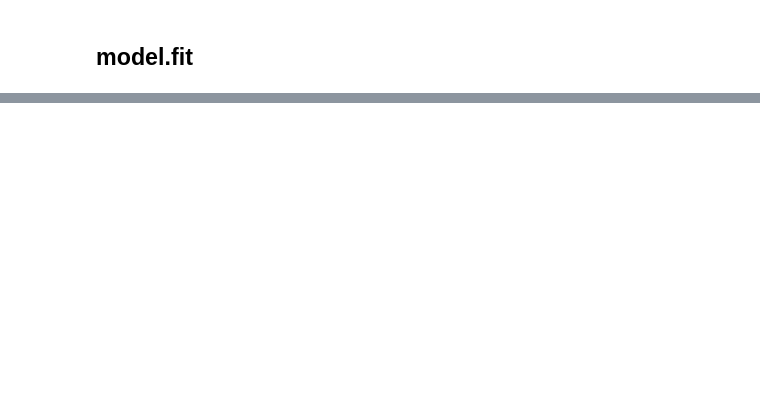
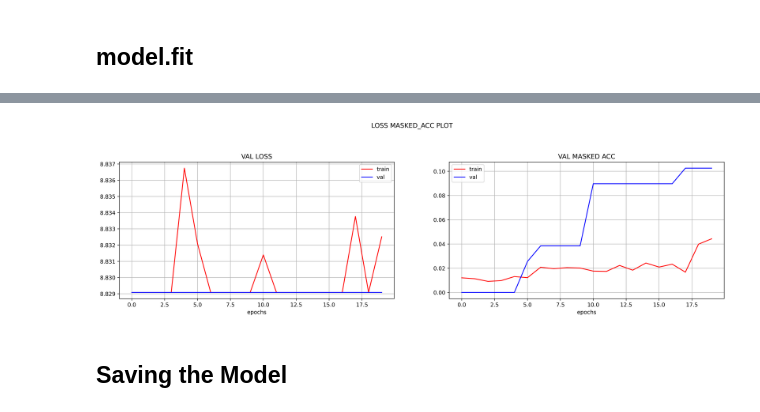
Before and after one commit to tikendraw/caption-generator, a Jupyter notebook: caption-generator-for-kaggle.ipynb, the cells around one changed output, grey strips where cells are left out. Saved outputs shown, nothing was run; the diff lists cells and outputs as text; code cells hidden in the pictures; blank space fills up the shorter version.

```diff
--- a/caption-generator-for-kaggle.ipynb
+++ b/caption-generator-for-kaggle.ipynb
@@ -551,19 +650,24 @@ print(LEARNING_RATE)
 model.compile(optimizer=tf.keras.optimizers.Adam(learning_rate=LEARNING_RATE),
               loss=masked_loss,
               metrics=[masked_acc])
+# %%
+model.load_weights(f'model_weights/best_so_far/')
 # %%
 os.makedirs('log', exist_ok=True)
-csv_logger = CSVLogger('./log/training.log')
+csv_logger = CSVLogger('./log/training.log' )
 tb_callback = tf.keras.callbacks.TensorBoard('./logs', update_freq=1)
+
+log_dir = "logs/fit/" + datetime.datetime.now().strftime("%Y%m%d-%H%M%S")
+tensorboard_callback = tf.keras.callbacks.TensorBoard(log_dir=log_dir, histogram_freq=1)
 # %%
-EPOCHS = 60
-
+EPOCHS = 20
 print(len(train_data) // EPOCHS, len(val_data) // EPOCHS)
 
-steps_per_epoch = int(1*(len(train_data) / EPOCHS))
-validation_steps =  int(1*(len(val_data) / EPOCHS))
+# steps_per_epoch = int(1*(len(train_data) / EPOCHS))
+# validation_steps =  int(1*(len(val_data) / EPOCHS))
+# print(steps_per_epoch, validation_steps)
+
+steps_per_epoch = 20
+validation_steps = 1
 print(steps_per_epoch, validation_steps)
-
-steps_per_epoch = 150
-validation_steps = 2
 # %% [output]
@@ -579,7 +692,9 @@ history = model.fit(train_data.repeat(),
                     validation_steps=validation_steps,
                     callbacks=[
                         # decay_callback,
-                        csv_logger, create_model_checkpoint(model_name = 'capgen', save_dir = 'checkpoints', monitor = 'masked_acc')
+                        csv_logger,
+                        create_model_checkpoint(model_name = 'capgen', save_dir = 'checkpoints', monitor = 'masked_acc'),
+                        tensorboard_callback
                                 ]
                     )
 # %% [output]
@@ -593,0 +720,4 @@ KeyboardInterrupt:
+# %%
+plot_history(history,plot = ['loss','masked_acc'], split = ['train','val'], )
+# %% [output]
+[figure, added]
@@ -594,3 +726,5 @@ KeyboardInterrupt:
+# %% [markdown]
+## Saving the Model
 # %%
 from datetime import datetime
 # %%
```
Also changed, not shown: parts of 56 cells of this notebook.
